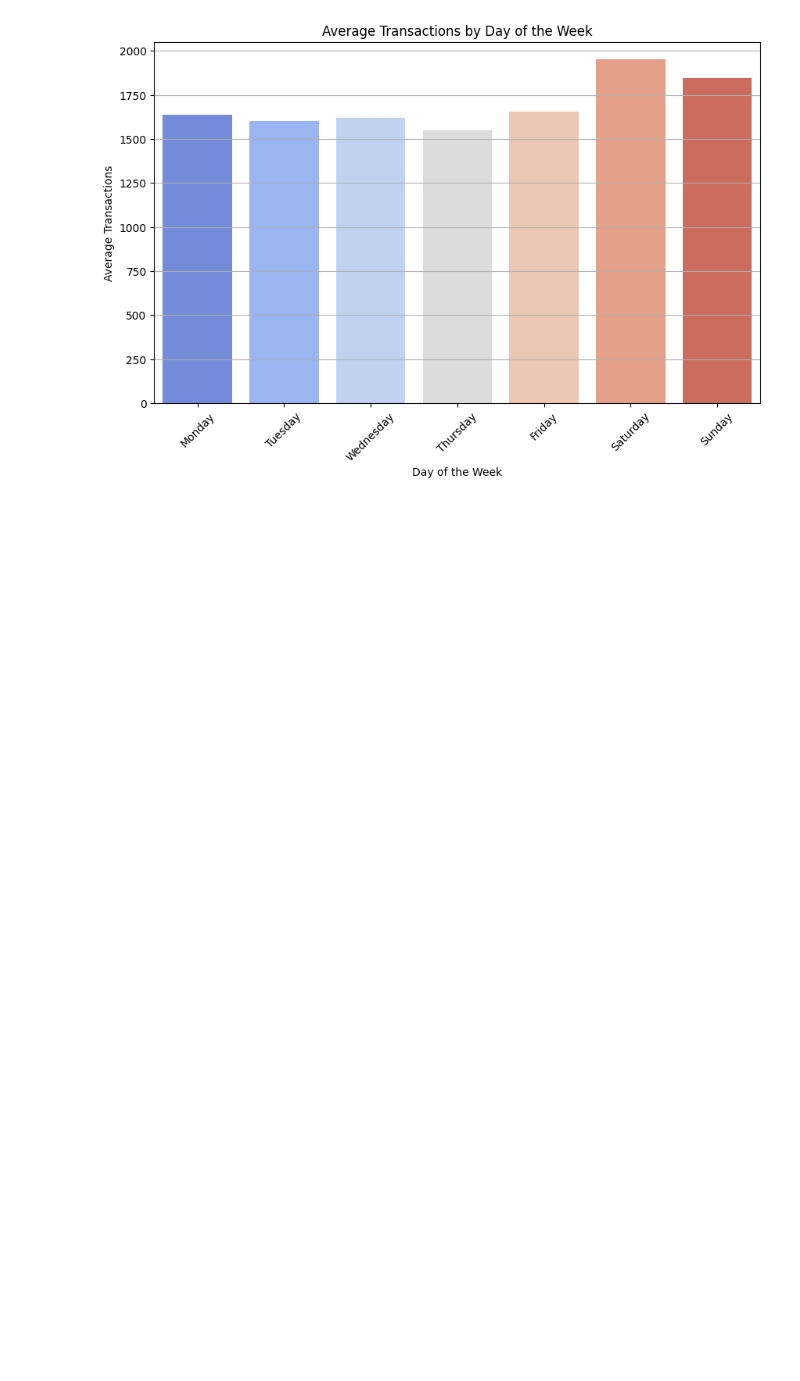
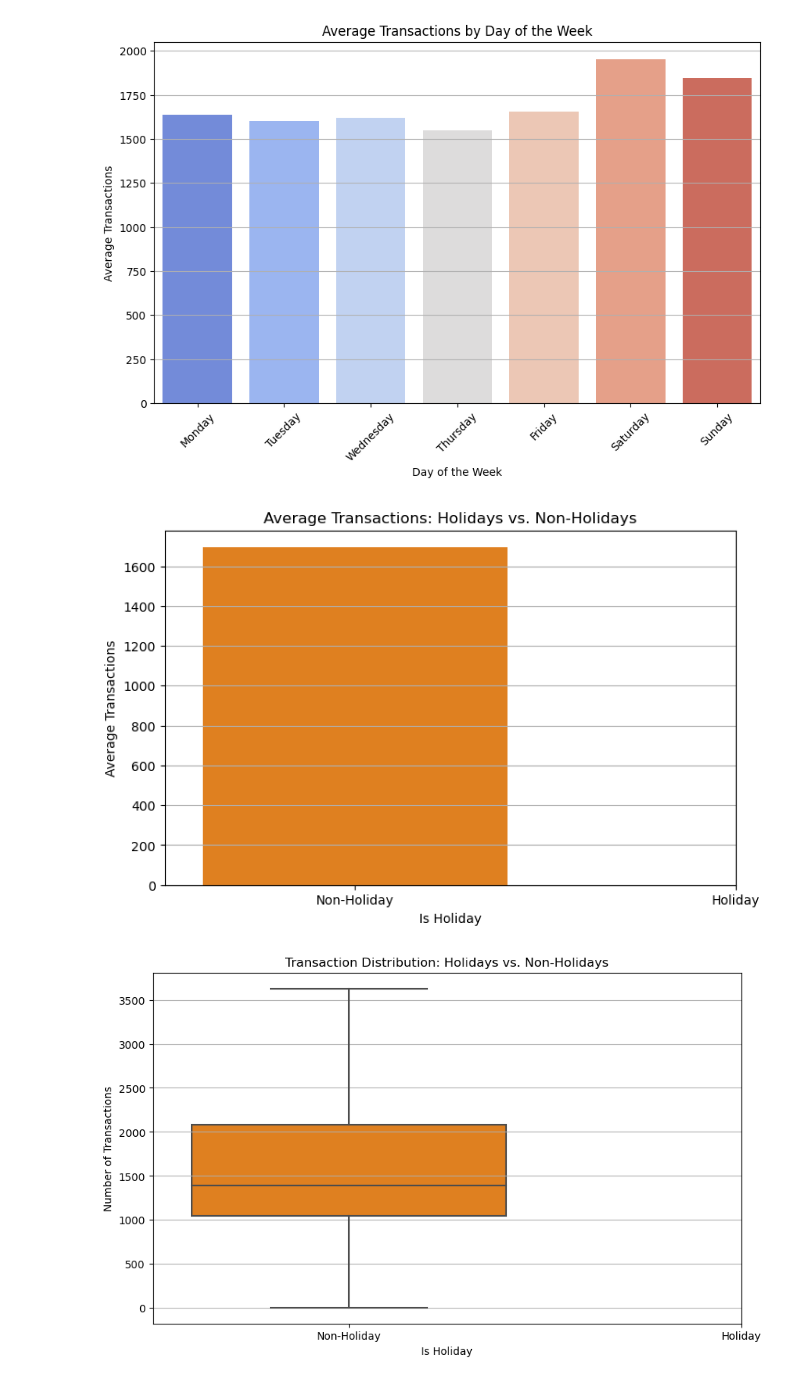
Before and after one commit to florboydens/Data-Analytics-Case-2, a Jupyter notebook: supermarket.ipynb, the cells around one changed output. Drawn from its saved outputs; the diff is of its cells as text; code cells hidden in the pictures; blank space fills up the shorter version.

```diff
--- a/supermarket.ipynb
+++ b/supermarket.ipynb
@@ -226,3 +239,49 @@ Passing `palette` without assigning `hue` is deprecated and will be removed in v
 
   sns.barplot(x='day_of_week', y='transactions', data=average_transactions_by_day, palette='coolwarm')
 [figure]
+# %%
+
+# Converting 'date' column to datetime format for the holidays dataset
+#holidays_events['date'] = pd.to_datetime(holidays_events['date'])
+
+# Merging the transactions data with the holidays data to identify transactions that occurred on holidays
+transactions_with_holidays = pd.merge(transactions, holidays_events, on='date', how='left')
+
+# Marking transactions that occurred on holidays
+transactions_with_holidays['is_holiday'] = ~transactions_with_holidays['type'].isnull()
+
+# Grouping by holiday status to compare average transactions on holidays vs. non-holidays
+average_transactions_by_holiday = transactions_with_holidays.groupby('is_holiday')['transactions'].mean().reset_index()
+
+# Visualizing the comparison
+plt.figure(figsize=(8, 5))
+sns.barplot(x='is_holiday', y='transactions', data=average_transactions_by_holiday, palette='autumn')
+plt.title('Average Transactions: Holidays vs. Non-Holidays')
+plt.xlabel('Is Holiday')
+plt.ylabel('Average Transactions')
+plt.xticks([0, 1], ['Non-Holiday', 'Holiday'])
+plt.grid(axis='y')
+plt.show()
+
+# Merging the transactions data with the holidays data to identify transactions that occurred on holidays
+transactions_with_holidays = pd.merge(transactions, holidays_events, on='date', how='left')
+
+# Marking transactions that occurred on holidays
+transactions_with_holidays['is_holiday'] = transactions_with_holidays['type'].notna()
+
+# Grouping by holiday status to compare average transactions on holidays vs. non-holidays
+average_transactions_by_holiday = transactions_with_holidays.groupby('is_holiday')['transactions'].mean().reset_index()
+
+# For a better visual representation, we will plot the distributions of transactions on holidays and non-holidays.
+# We will use a boxplot for this purpose, which shows the median, quartiles, and outliers.
+plt.figure(figsize=(10, 6))
+sns.boxplot(x='is_holiday', y='transactions', data=transactions_with_holidays, palette='autumn', showfliers=False)
+plt.title('Transaction Distribution: Holidays vs. Non-Holidays')
+plt.xlabel('Is Holiday')
+plt.ylabel('Number of Transactions')
+plt.xticks([0, 1], ['Non-Holiday', 'Holiday'])
+plt.grid(axis='y')
+plt.show()
+# %% [output]
+[figure, added]
+[figure, added]
```
Also changed, not shown: parts of 28 cells of this notebook.
